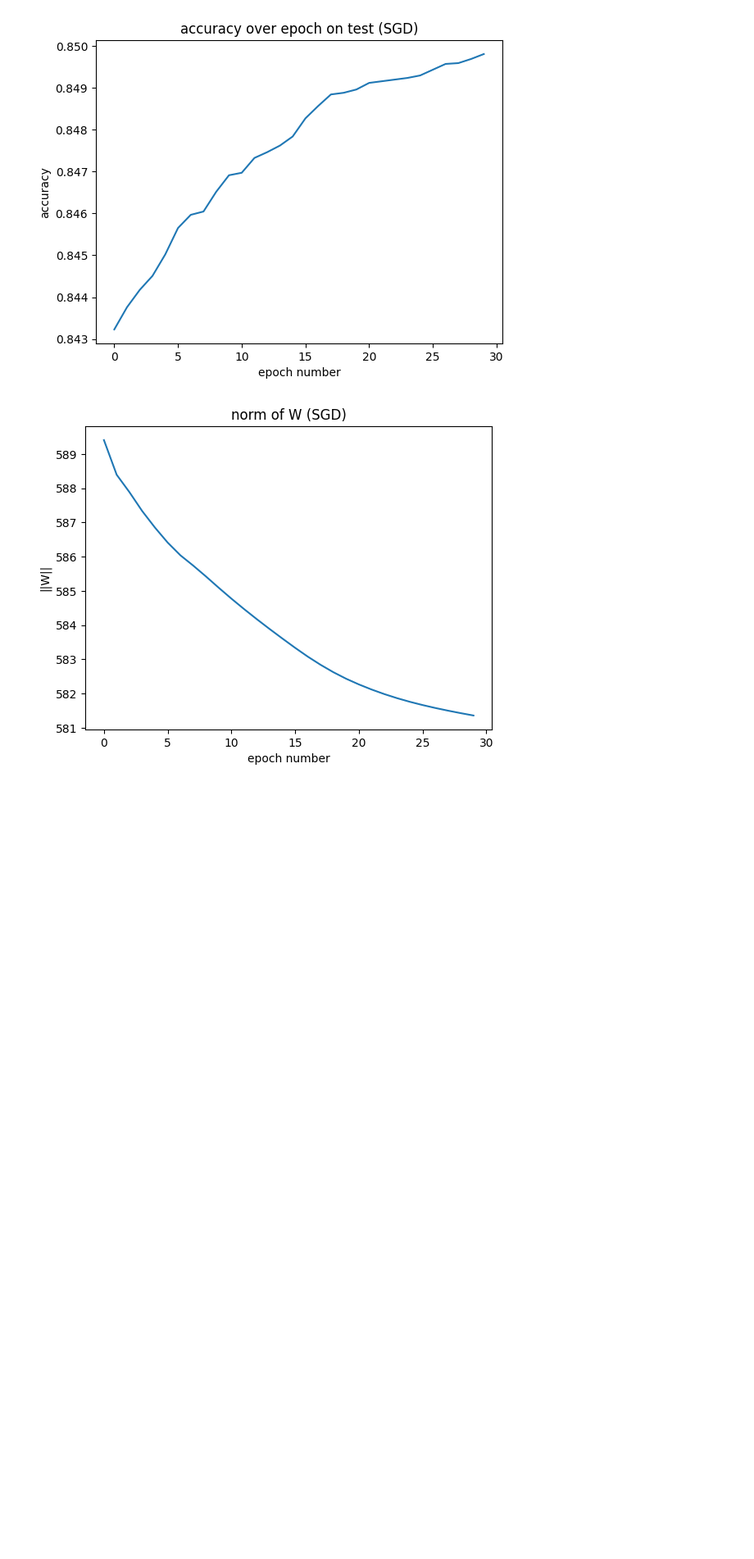
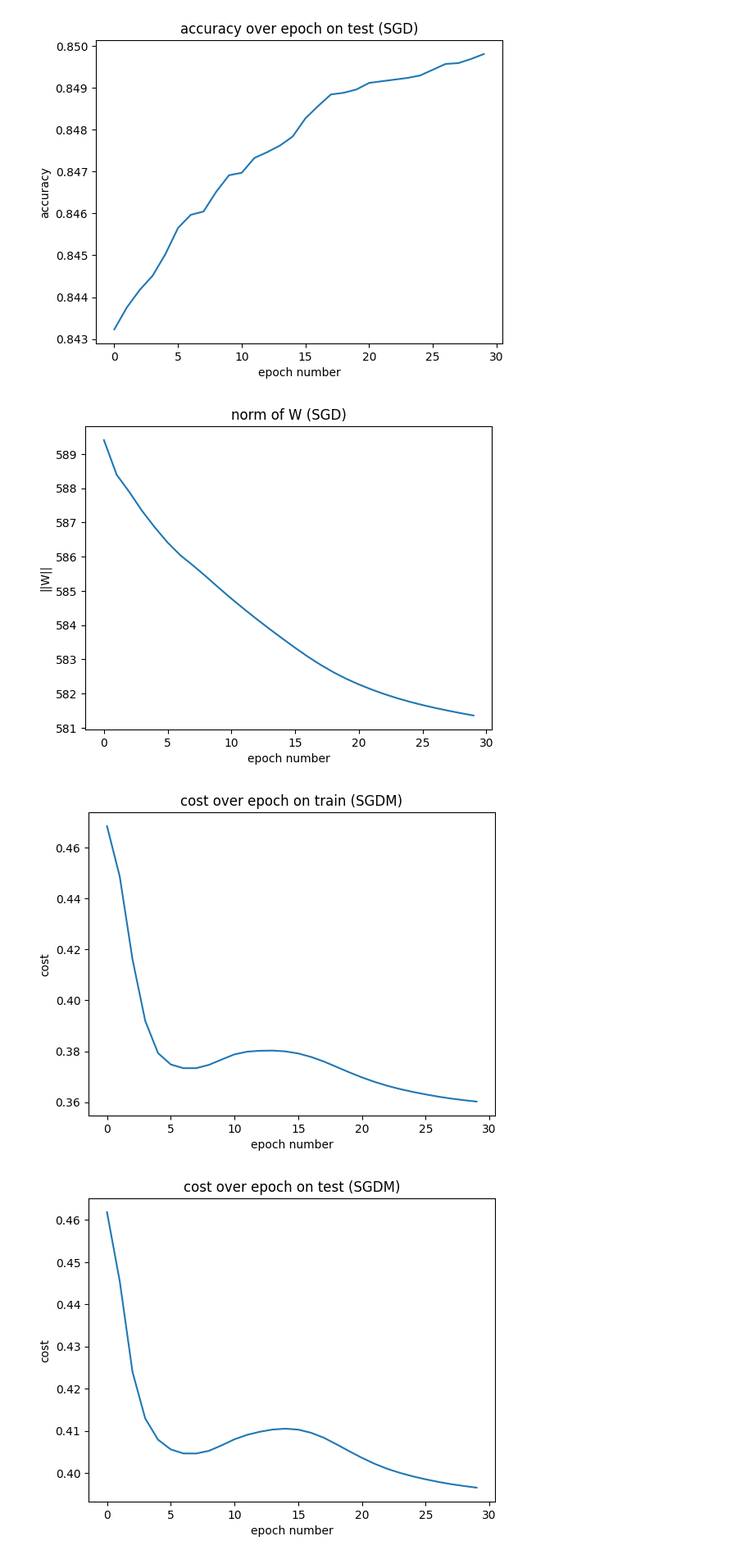
Before and after one commit to AliTavassoly/Simple-Neural-Network, a Jupyter notebook: Q2.ipynb, the cells around one changed output. Shown at 82% size. Cells and saved outputs as stored; diff of their text form; code cells hidden in the pictures; blank space fills up the shorter version.

Commit message:
Add gradient descent momentum

```diff
--- a/Q2.ipynb
+++ b/Q2.ipynb
@@ -183,11 +183,32 @@ def backward_propagation(Y, Y_hat, caches):
 # %%
 # Model
 
-def update_parameters(parameters, grads, learning_rate):
+def initialize_velocity(parameters):
+    L = len(parameters) // 2
+    v = {}
+    for l in range(1, L + 1):
+        v[f"dW{l}"] = np.zeros_like(parameters[f"W{l}"])
+        v[f"db{l}"] = np.zeros_like(parameters[f"b{l}"])
+
+    return v
+
+def update_parameters(parameters, grads, learning_rate, gd_type, momentum_beta, v):
     L = len(parameters) // 2
     for l in range(1, L + 1):
-        parameters[f"W{l}"] = parameters[f"W{l}"] - learning_rate * grads[f"dW{l}"]
-        parameters[f"b{l}"] = parameters[f"b{l}"] - learning_rate * grads[f"db{l}"]
+        wchange = np.zeros_like(parameters[f"W{l}"])
+        bchange = np.zeros_like(parameters[f"b{l}"])
+
+        if gd_type == 'SGD':
+            wchange = grads[f"dW{l}"]
+            bchange = grads[f"db{l}"]
+        elif gd_type == 'SGDM':
+            wchange = v[f"dW{l}"] = momentum_beta * v[f"dW{l}"] + (1 - momentum_beta) * grads[f"dW{l}"]
+            bchange = v[f"db{l}"] = momentum_beta * v[f"db{l}"] + (1 - momentum_beta) * grads[f"db{l}"]
+        elif gd_type == 'Nesterov':
+            pass
+
+        parameters[f"W{l}"] -= learning_rate * wchange
+        parameters[f"b{l}"] -= learning_rate * bchange
 
 def extract_batch(batch_index, batch_size, X_train, y_train):
     features_count = X_train.shape[1]
@@ -218,12 +239,13 @@ def add_epoch_metrics(X_train, y_train, X_test, y_test, parameters, metrics):
 
     metrics['wnorm'].append(calculate_wnorm(parameters))
 
-def run_dnn_model(X_train, y_train, X_test, y_test, hl_count, n_h, epoch_number, batch_size, learning_rate, momentum_v = 0.9, gd_type = "SGD", enable_plot = False):
+def run_dnn_model(X_train, y_train, X_test, y_test, hl_count, n_h, epoch_number, batch_size, learning_rate, momentum_beta, gd_type, enable_plot = False):
     n_x = X_train.shape[0]
     n_y = y_train.shape[0]
 
     layer_dimensions = [n_x] + hl_count * [n_h] + [n_y]
     parameters = initialize_weights(layer_dimensions)
+    v = initialize_velocity(parameters)
 
     metrics = {
         "train_epoch_cost": [],
@@ -241,7 +263,7 @@ def run_dnn_model(X_train, y_train, X_test, y_test, hl_count, n_h, epoch_number,
 
             y_hat, caches = forward_propagation(batch_features, parameters)
             grads = backward_propagation(batch_answers, y_hat, caches)
-            update_parameters(parameters, grads, learning_rate)
+            update_parameters(parameters, grads, learning_rate, gd_type, momentum_beta, v)
 
         if enable_plot:
             add_epoch_metrics(batch_features, batch_answers, X_test, y_test, parameters, metrics)
@@ -315,3 +338,12 @@ optimized_parameters = run_dnn_model(X_train, y_train, X_test, y_test,
 [figure]
 [figure]
 [figure]
+# %%
+# Part (iii)
+optimized_parameters = run_dnn_model(X_train, y_train, X_test, y_test,
+                                     hl_count = 5, n_h = 10,
+                                     epoch_number = 30, batch_size = 256, learning_rate = 0.005, momentum_beta = 0.9,
+                                     gd_type = "SGDM", enable_plot = True)
+# %% [output]
+[figure, added]
+[figure, added]
```
Also changed, not shown: parts of 4 cells of this notebook.
